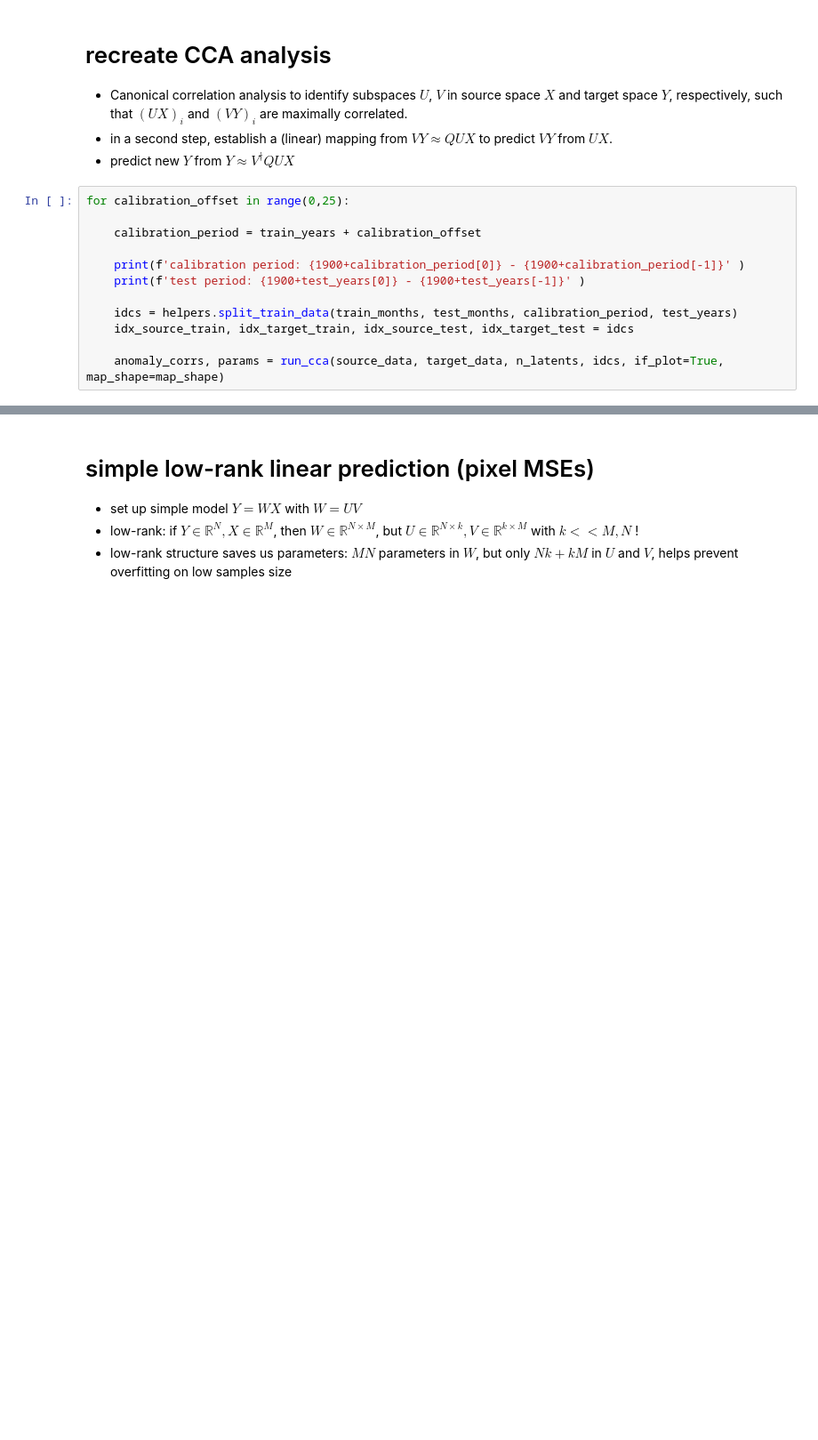
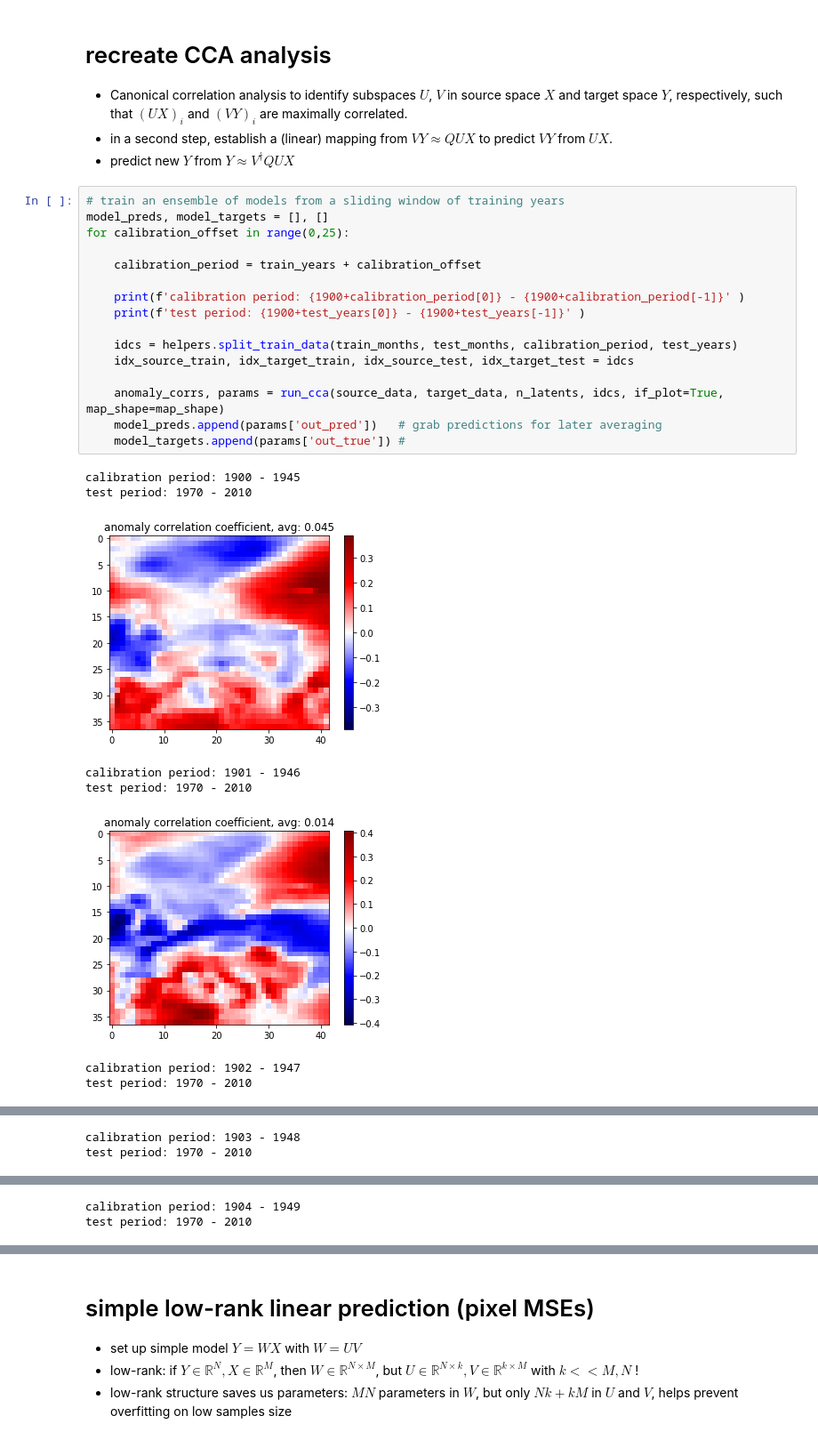
Before and after one commit to m-dml/forecast_predictability, a Jupyter notebook: notebooks/playground.ipynb, the cells around one changed output, grey strips where cells are left out. Shown at 89% size. Saved outputs shown, nothing was run; the diff lists cells and outputs as text; blank space fills up the shorter version.

Commit message:
updating notebook with cells on ensemble-averaged predictions and comparison

```diff
--- a/notebooks/playground.ipynb
+++ b/notebooks/playground.ipynb
@@ -52,14 +56,27 @@ idx_source_train, idx_target_train, idx_source_test, idx_target_test = idcs
 - in a second step, establish a (linear) mapping from $VY \approx Q UX$ to predict $VY$ from $UX$.
 - predict new $Y$ from $Y \approx V^\dagger Q UX$
 # %%
+# train an ensemble of models from a sliding window of training years
+model_preds, model_targets = [], []
 for calibration_offset in range(0,25):
 
     calibration_period = train_years + calibration_offset
 
     print(f'calibration period: {1900+calibration_period[0]} - {1900+calibration_period[-1]}' )
     print(f'test period: {1900+test_years[0]} - {1900+test_years[-1]}' )
 
     idcs = helpers.split_train_data(train_months, test_months, calibration_period, test_years)
     idx_source_train, idx_target_train, idx_source_test, idx_target_test = idcs
 
     anomaly_corrs, params = run_cca(source_data, target_data, n_latents, idcs, if_plot=True, map_shape=map_shape)
+    model_preds.append(params['out_pred'])   # grab predictions for later averaging
+    model_targets.append(params['out_true']) #
+# %% [output]
+calibration period: 1900 - 1945
+test period: 1970 - 2010
+[figure, added]
+calibration period: 1901 - 1946
+test period: 1970 - 2010
+[figure, added]
+calibration period: 1902 - 1947
+test period: 1970 - 2010
@@ -65,0 +84,2 @@ for calibration_offset in range(0,25):
+calibration period: 1903 - 1948
+test period: 1970 - 2010
@@ -65,0 +87,2 @@ for calibration_offset in range(0,25):
+calibration period: 1904 - 1949
+test period: 1970 - 2010
```
Also changed, not shown: parts of 4 cells of this notebook.
